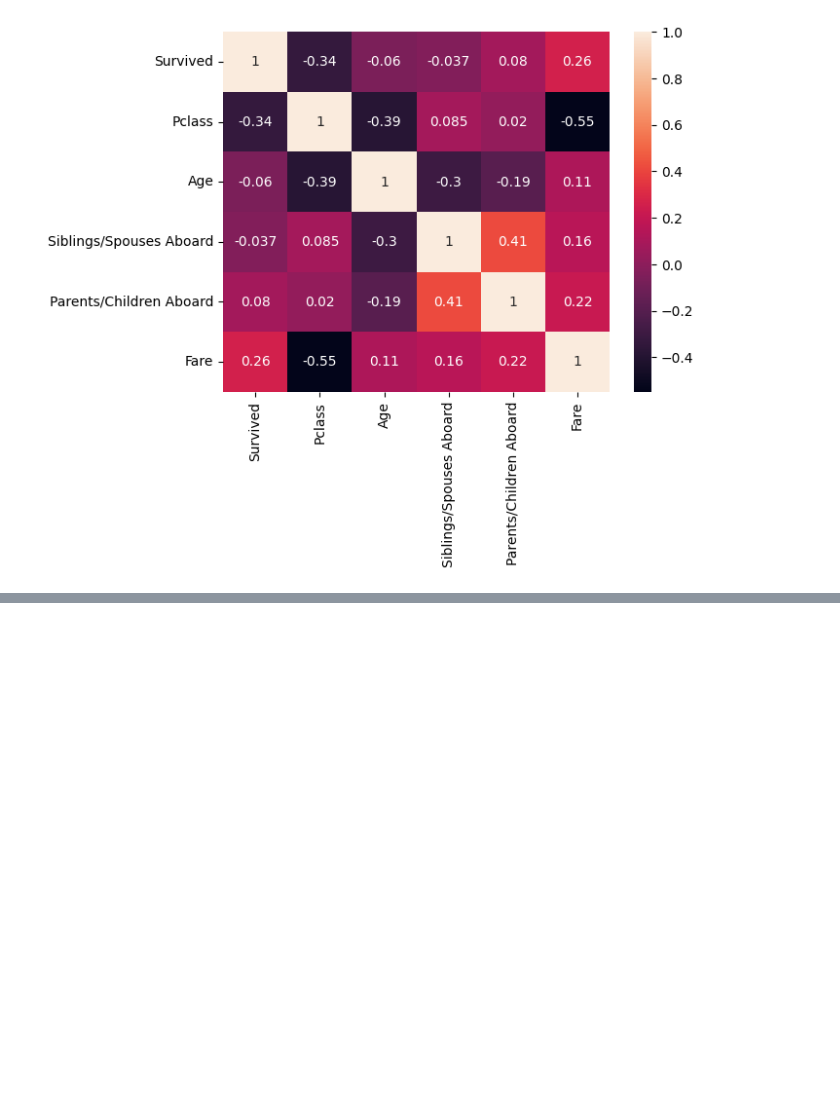
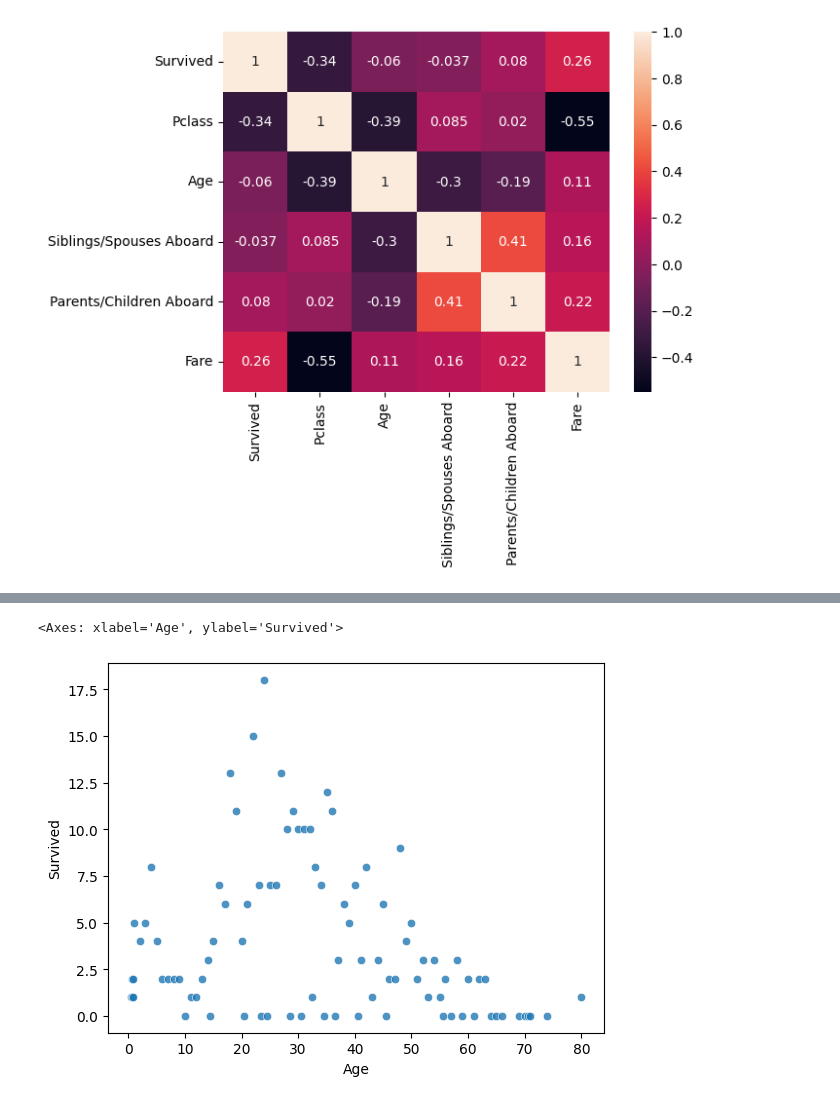
Before and after one commit to Dembelinho/Titanic_data_analys, a Jupyter notebook: Titanic.ipynb, the cells around one changed output, grey strips where cells are left out. Cells and saved outputs as stored; diff of their text form; code cells hidden in the pictures; blank space fills up the shorter version.

```diff
--- a/Titanic.ipynb
+++ b/Titanic.ipynb
@@ -92,0 +98,7 @@ px.histogram(data_frame=fare_srv,x='Fare',y='Survived')
+# %%
+#Age Vs Survived
+age_srv=data.groupby('Age').Survived.sum().reset_index()
+sbr.scatterplot(data=age_srv,x='Age',y='Survived',alpha=0.8)
+# %% [output]
+<Axes: xlabel='Age', ylabel='Survived'>
+[figure, added]
```
Also changed, not shown: parts of 4 cells of this notebook.
